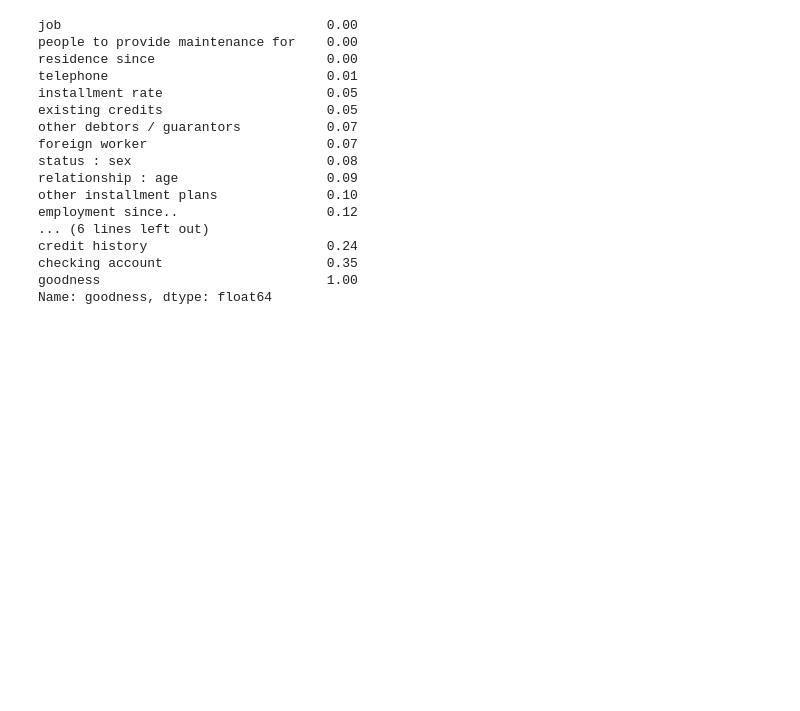
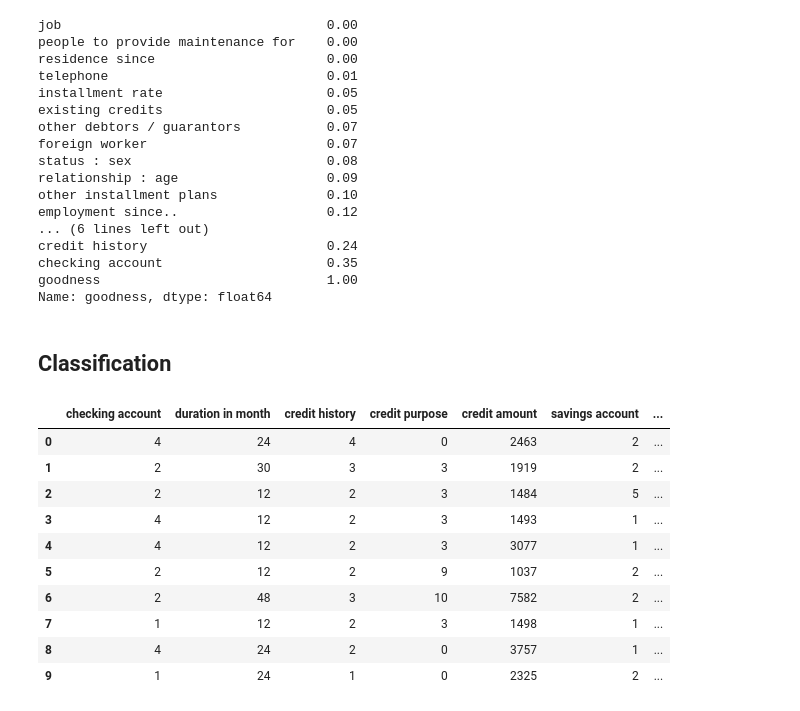
Before and after one commit to FUB-HCC/hcds-summer-2022, a Jupyter notebook: assignments/A3_Reproducibility/Group_02/A3_Reproducibility.ipynb, the cells around one changed output. Saved outputs shown, nothing was run; the diff lists cells and outputs as text; code cells hidden in the pictures; blank space fills up the shorter version.

Commit message:
reproducible model training

```diff
--- a/assignments/A3_Reproducibility/Group_02/A3_Reproducibility.ipynb
+++ b/assignments/A3_Reproducibility/Group_02/A3_Reproducibility.ipynb
@@ -337,3 +337,41 @@ credit history                       0.24
 checking account                     0.35
 goodness                             1.00
 Name: goodness, dtype: float64
+# %% [markdown]
+## Classification
+# %%
+# From here on we train a random forest classifier
+
+# Firstly, we don't want the sex (protected attribute)
+df = df.drop(columns=['status : sex'])
+
+# Note: the data needs to be shuffled, because all the 'good'
+# scores are at the beginning
+df = df.sample(frac=1).reset_index(drop=True)
+
+import numpy as np
+n = len(df)
+
+# Make some training and test data:
+train_df = df.head(n = int(n*0.8))
+test_df = df.tail(n = int(n*0.2))
+
+X_train = train_df.drop(columns=['goodness'])
+y_train = train_df['goodness']
+
+X_test = test_df.drop(columns=['goodness'])
+y_test = test_df['goodness']
+
+X_train.head(n = 10)
+# %% [output]
+|  | checking account | duration in month | credit history | credit purpose | credit amount | savings account | ... |
+| 0 | 4 | 24 | 4 | 0 | 2463 | 2 | ... |
+| 1 | 2 | 30 | 3 | 3 | 1919 | 2 | ... |
+| 2 | 2 | 12 | 2 | 3 | 1484 | 5 | ... |
+| 3 | 4 | 12 | 2 | 3 | 1493 | 1 | ... |
+| 4 | 4 | 12 | 2 | 3 | 3077 | 1 | ... |
+| 5 | 2 | 12 | 2 | 9 | 1037 | 2 | ... |
+| 6 | 2 | 48 | 3 | 10 | 7582 | 2 | ... |
+| 7 | 1 | 12 | 2 | 3 | 1498 | 1 | ... |
+| 8 | 4 | 24 | 2 | 0 | 3757 | 1 | ... |
+| 9 | 1 | 24 | 1 | 0 | 2325 | 2 | ... |
```
Also changed, not shown: parts of 7 cells of this notebook.
